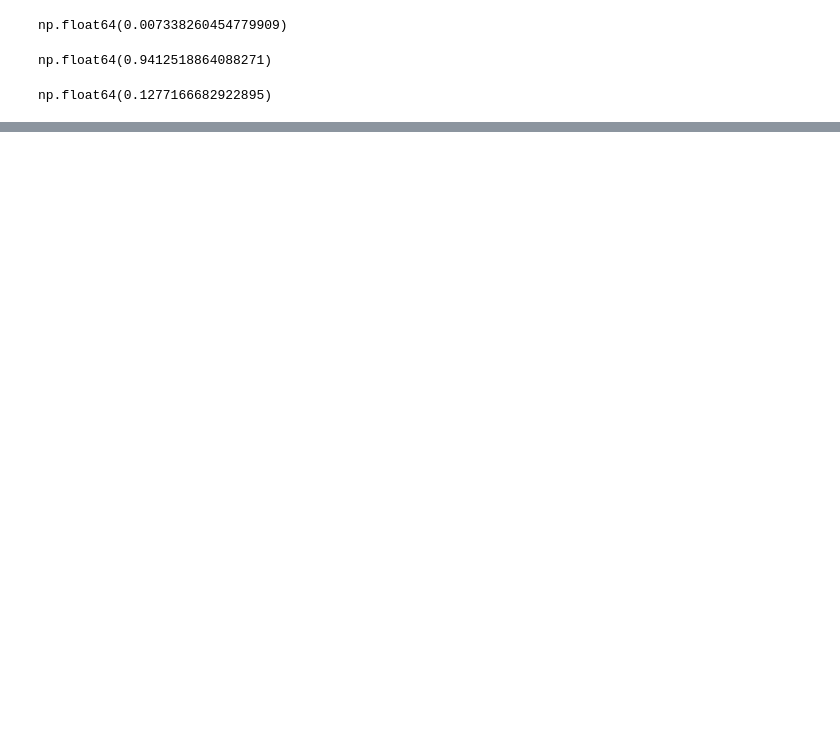
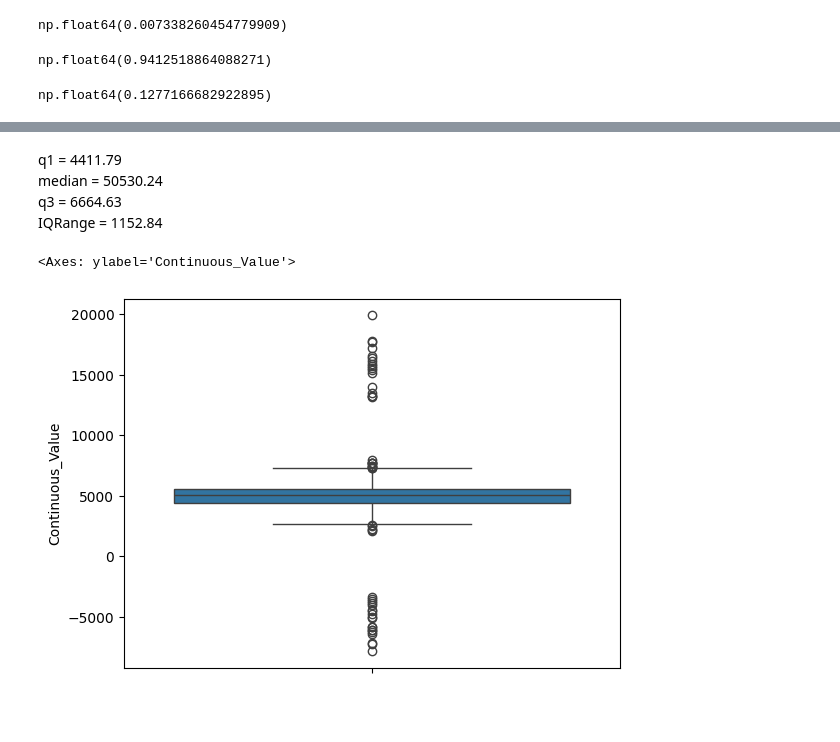
Before and after one commit to devdatta1429/BDA_Assignments, a Jupyter notebook: Stats/Day_7_stats_25_05.ipynb, the cells around one changed output, grey strips where cells are left out. Cells and saved outputs as stored; diff of their text form; code cells hidden in the pictures; blank space fills up the shorter version.

```diff
--- a/Stats/Day_7_stats_25_05.ipynb
+++ b/Stats/Day_7_stats_25_05.ipynb
@@ -22,0 +287,3 @@ np.float64(0.1277166682922895)
+# %%
+df1 = pd.read_excel('/content/drive/MyDrive/data2.xlsx')
+df1.head()
@@ -22,0 +309,3 @@ np.float64(0.1277166682922895)
+# %%
+df1.Continuous_Value = df1.Continuous_Value.fillna(df1. Continuous_Value.median())
+df1.isnull().sum()
@@ -22,0 +527,5 @@ np.float64(0.1277166682922895)
+# %% [markdown]
+q1 = 4411.79 \
+median = 50530.24 \
+q3 = 6664.63 \
+IQRange = 1152.84
@@ -22,0 +536,7 @@ np.float64(0.1277166682922895)
+# %%
+sns.boxplot(df1.Continuous_Value )
+# %% [output]
+<Axes: ylabel='Continuous_Value'>
+[figure, added]
+# %% [markdown]
+#
```
Also changed, not shown: parts of 58 cells of this notebook.
